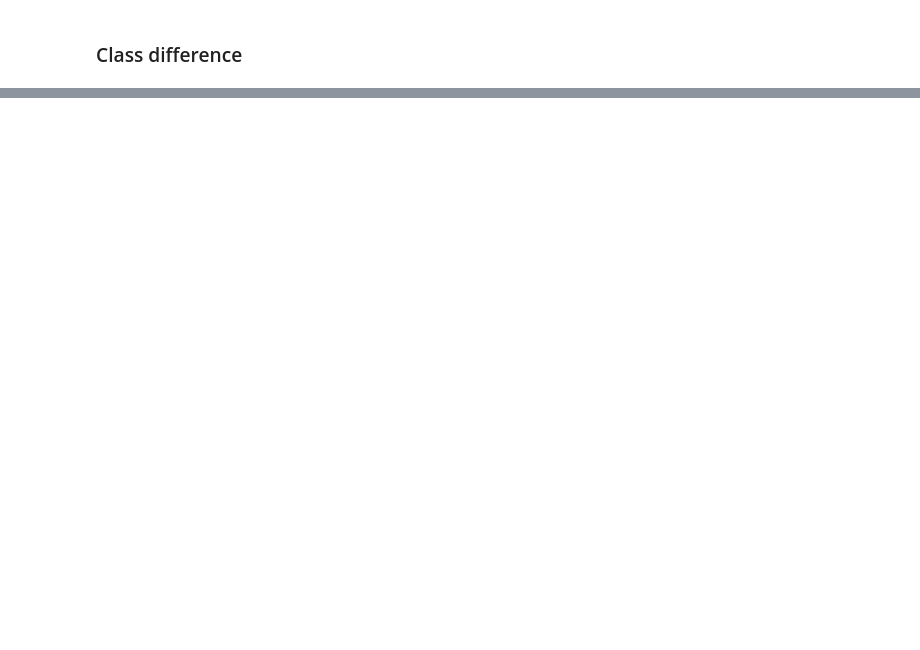
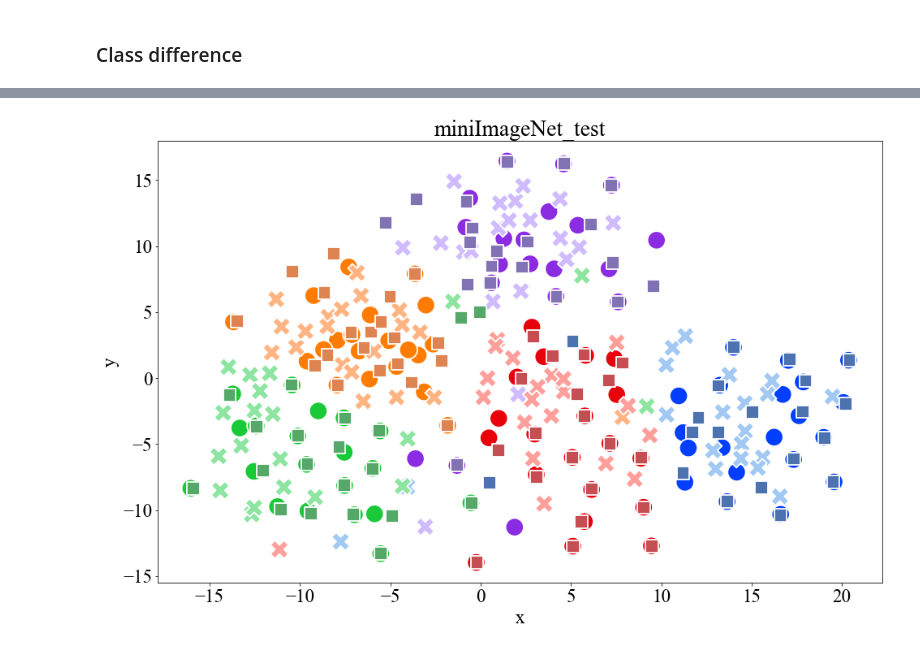
Before and after one commit to kimyuji/Fine-tune-with-Few-Samples, a Jupyter notebook: analysis_tSNE.ipynb, the cells around one changed output, grey strips where cells are left out. Saved outputs shown, nothing was run; the diff lists cells and outputs as text; code cells hidden in the pictures; blank space fills up the shorter version.

```diff
--- a/analysis_tSNE.ipynb
+++ b/analysis_tSNE.ipynb
@@ -428,0 +730,96 @@ ISIC
+# %%
+# f, axes = plt.subplots(2,3, figsize=(30,20))
+row=0
+col=0
+for data in datas_full_name:
+    print("\n{}\n".format(data))
+    # # source
+    # source_feature_path = './feature/miniImageNet/baseline/source_df.csv'
+    # df_source = pd.read_csv(source_feature_path, index_col='Unnamed: 0')
+    # df_source.columns = list(range(512))
+    # df_source['label'] = np.repeat(np.arange(5, 10), 20)
+    # df_source['class'] = 'source'
+
+    # clean support
+    df_support = pd.DataFrame(None, index=list(range(1, 101)), columns=list(range(512)))
+    support_feature_path = './feature/{}/baseline/support.npy'.format(data)
+    support_feature = np.load(support_feature_path)
+    for i in range(1, 101):
+        df_support.loc[i,:] = support_feature[i-1]
+    df_support['label'] = np.repeat(np.arange(5), 20)
+    df_support['class'] = 'support'
+
+    # query
+    df_query = pd.DataFrame(None, index=list(range(1, 101)), columns=list(range(512)))
+    query_feature_path = './feature/{}/baseline/query.npy'.format(data)
+    query_feature = np.load(query_feature_path)
+    for i in range(1, 101):
+        df_query.loc[i,:] = query_feature[i-1]
+    df_query['label'] = np.repeat(np.arange(5, 10), 20)
+    df_query['class'] = 'query'
+
+#     # mixup
+#     df_mixup = pd.DataFrame(None, index=list(range(1, 101)), columns=list(range(512)))
+#     mixup_feature_path = './feature/{}/mixup/support.npy'.format(data)
+#     mixup_feature = np.load(mixup_feature_path)
+#     for i in range(1, 101):
+#         df_mixup.loc[i,:] = mixup_feature[i-1]
+#     df_mixup['label'] = np.repeat(np.arange(5), 20)
+#     df_mixup['class'] = 'support'
+
+#     # cutmix
+#     df_cutmix = pd.DataFrame(None, index=list(range(1, 101)), columns=list(range(512)))
+#     cutmix_feature_path = './feature/{}/cutmix/support.npy'.format(data)
+#     cutmix_feature = np.load(cutmix_feature_path)
+#     for i in range(1, 101):
+#         df_cutmix.loc[i,:] = cutmix_feature[i-1]
+#     df_cutmix['label'] = np.repeat(np.arange(5), 20)
+#     df_cutmix['class'] = 'target'
+
+    # # flip
+    # df_flip = pd.DataFrame(None, index=list(range(1, 101)), columns=list(range(512)))
+    # flip_feature_path = './feature/{}/flip/support.npy'.format(data)
+    # flip_feature = np.load(flip_feature_path)
+    # for i in range(1, 101):
+    #     df_flip.loc[i,:] = flip_feature[i-1]
+    # df_flip['label'] = np.repeat(np.arange(5), 20)
+    # df_flip['class'] = 'flip'
+
+    # crop
+    df_crop = pd.DataFrame(None, index=list(range(1, 101)), columns=list(range(512)))
+    crop_feature_path = './feature/{}/crop/support.npy'.format(data)
+    crop_feature = np.load(crop_feature_path)
+    for i in range(1, 101):
+        df_crop.loc[i,:] = crop_feature[i-1]
+    df_crop['label'] = np.repeat(np.arange(10, 15), 20)
+    df_crop['class'] = 'crop'
+
+    df = pd.concat([df_support, df_query, df_crop], axis=0, join='inner')
+    data_subset = df.iloc[:, :512].values
+    data_subset.shape
+
+    tsne = TSNE(n_components=2, verbose=1, perplexity=50, n_iter=1000)
+    tsne_results = tsne.fit_transform(data_subset)
+
+    df['x'] = tsne_results[:,0]
+    df['y'] = tsne_results[:,1]
+    plt.figure(figsize=(16,10))
+    sns.scatterplot(
+        x="x", y="y",
+        hue="label",
+        palette=list(sns.color_palette('bright',5)) + list(sns.color_palette('pastel',5)) + list(sns.color_palette('deep',5)),
+        style = "class",
+        data=df,
+        s = 500,
+        legend=False,
+        #ax=axes[row,col]
+    )
+    #plt.legend(labels = ['target', 'source'],loc = 2, bbox_to_anchor = (1,1))
+    col=col+1
+    if col != col%3:
+        row=row + 1
+    col = col%3
+    plt.title(data)
+    plt.savefig('./img_pdf/tSNE/support_query_diff/crop/{}.pdf'.format(data), bbox_inches='tight', format='pdf')
+    plt.show()
+# %% [output]
@@ -428,0 +835 @@ ISIC
+[figure, added]
```
Also changed, not shown: parts of 19 cells of this notebook, 11 other files.
